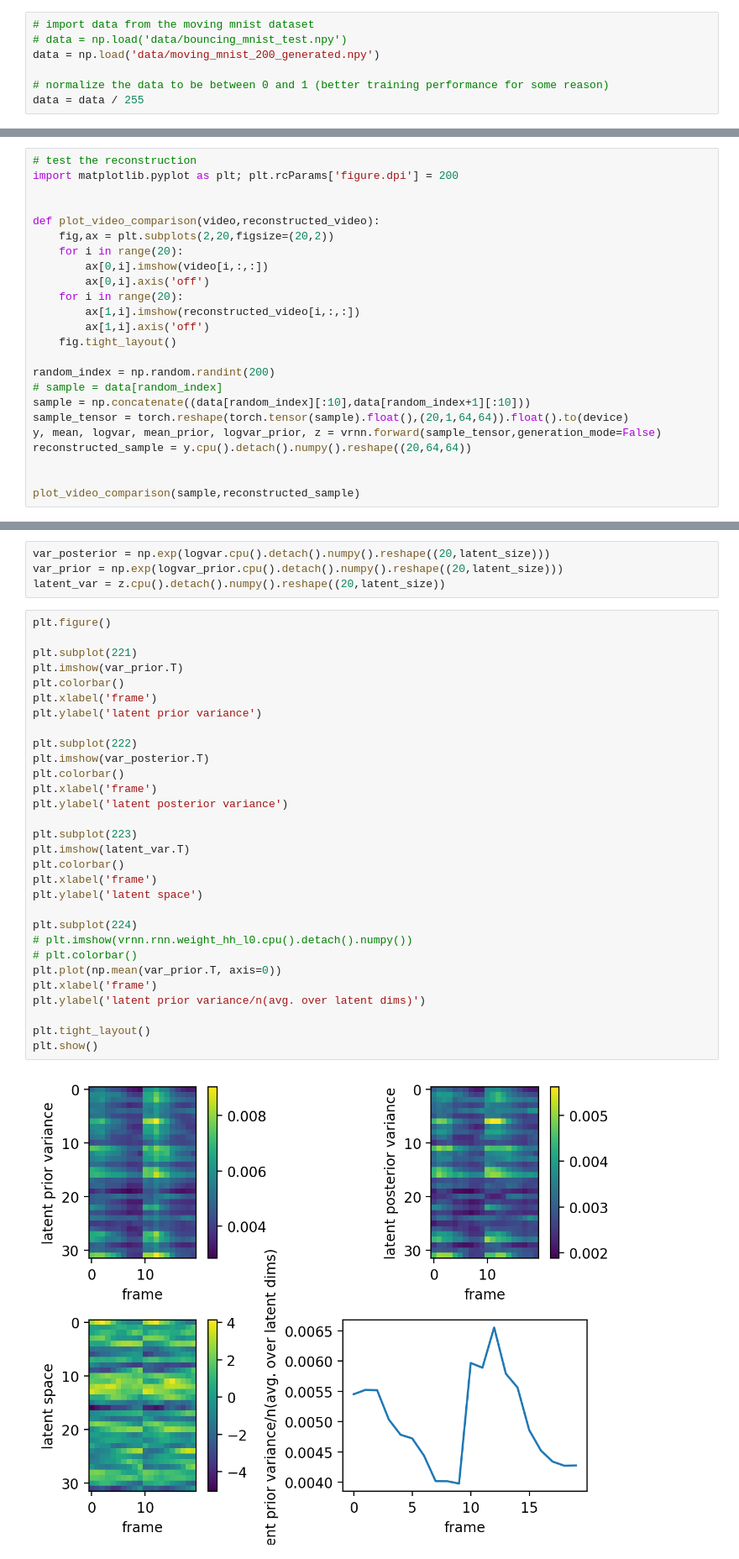
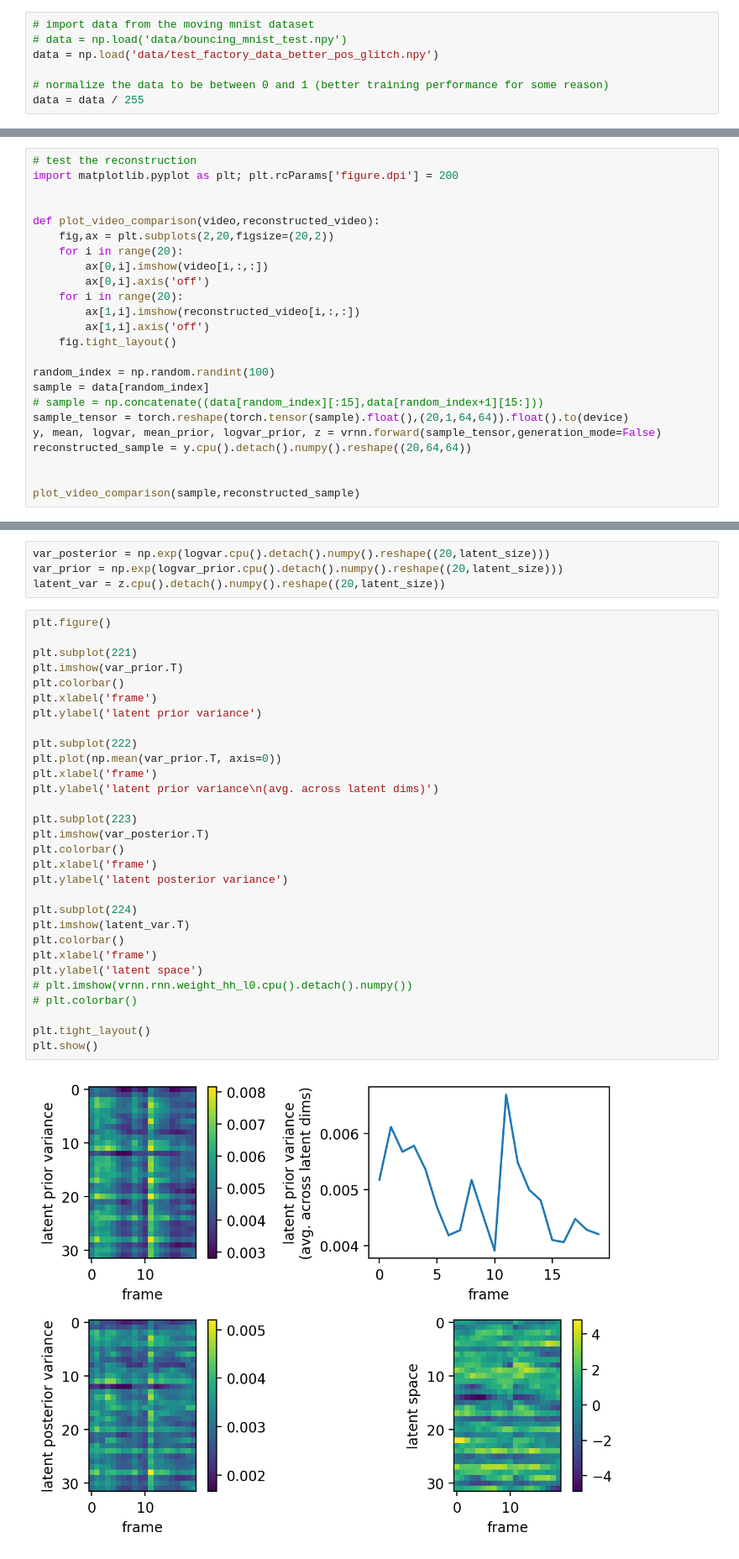
Before and after one commit to FelixHub/serotonin_model, a Jupyter notebook: dvae convolution.ipynb, the cells around one changed output, grey strips where cells are left out. Shown: that part at 84% size. Drawn from its saved outputs; the diff is of its cells as text.

```diff
--- a/dvae convolution.ipynb
+++ b/dvae convolution.ipynb
@@ -21,7 +21,7 @@ cuda
 # %%
 # import data from the moving mnist dataset
 # data = np.load('data/bouncing_mnist_test.npy')
-data = np.load('data/moving_mnist_200_generated.npy')
+data = np.load('data/test_factory_data_better_pos_glitch.npy')
 
 # normalize the data to be between 0 and 1 (better training performance for some reason)
 data = data / 255
@@ -276,9 +276,9 @@ def plot_video_comparison(video,reconstructed_video):
         ax[1,i].axis('off')
     fig.tight_layout()
 
-random_index = np.random.randint(200)
-# sample = data[random_index]
-sample = np.concatenate((data[random_index][:10],data[random_index+1][:10]))
+random_index = np.random.randint(100)
+sample = data[random_index]
+# sample = np.concatenate((data[random_index][:15],data[random_index+1][15:]))
 sample_tensor = torch.reshape(torch.tensor(sample).float(),(20,1,64,64)).float().to(device)
 y, mean, logvar, mean_prior, logvar_prior, z = vrnn.forward(sample_tensor,generation_mode=False)
 reconstructed_sample = y.cpu().detach().numpy().reshape((20,64,64))
@@ -294,33 +294,33 @@ latent_var = z.cpu().detach().numpy().reshape((20,latent_size))
 # %%
 plt.figure()
 
 plt.subplot(221)
 plt.imshow(var_prior.T)
 plt.colorbar()
 plt.xlabel('frame')
 plt.ylabel('latent prior variance')
 
 plt.subplot(222)
+plt.plot(np.mean(var_prior.T, axis=0))
+plt.xlabel('frame')
+plt.ylabel('latent prior variance\n(avg. across latent dims)')
+
+plt.subplot(223)
 plt.imshow(var_posterior.T)
 plt.colorbar()
 plt.xlabel('frame')
 plt.ylabel('latent posterior variance')
 
-plt.subplot(223)
+plt.subplot(224)
 plt.imshow(latent_var.T)
 plt.colorbar()
 plt.xlabel('frame')
 plt.ylabel('latent space')
-
-plt.subplot(224)
 # plt.imshow(vrnn.rnn.weight_hh_l0.cpu().detach().numpy())
 # plt.colorbar()
-plt.plot(np.mean(var_prior.T, axis=0))
-plt.xlabel('frame')
-plt.ylabel('latent prior variance/n(avg. over latent dims)')
 
 plt.tight_layout()
 plt.show()
 # %% [output]
-[figure, old version]
+[figure, new version]
 # %%
```
Also changed, not shown: parts of 4 cells of this notebook.
